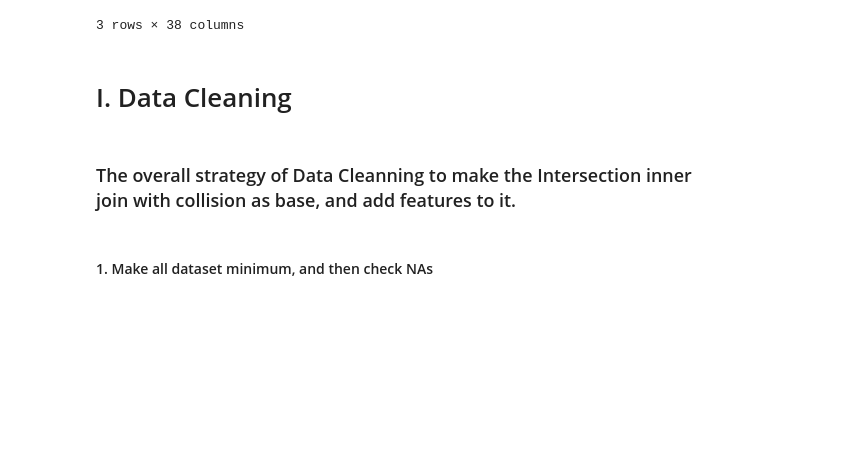
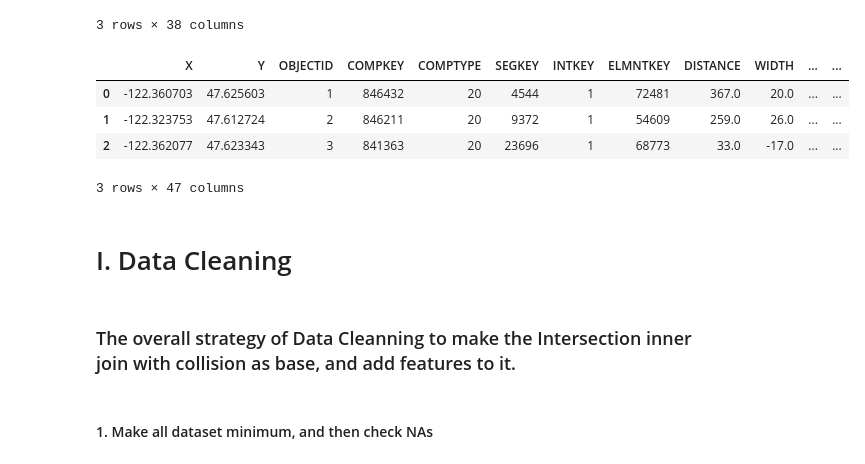
Before and after one commit to glaedr07/Collisions_Seattle, a Jupyter notebook: 570_cleaning.ipynb, the cells around one changed output. Saved outputs shown, nothing was run; the diff lists cells and outputs as text; code cells hidden in the pictures; blank space fills up the shorter version.

Commit message:
intersections_collision_streetlights_streets.csv done

```diff
--- a/570_cleaning.ipynb
+++ b/570_cleaning.ipynb
@@ -6,6 +6,7 @@ intersections_raw = pd.read_csv('data/Intersections.csv')
 traffic_signals_raw = pd.read_csv('data/Traffic_Signals.csv')
 poles_raw = pd.read_csv('data/Seattle_City_Light_Poles.csv')
 streets_raw = pd.read_csv('data/Seattle_Streets.csv')
+signs_raw = pd.read_csv('data/Street_Signs.csv', low_memory=False)
 # %%
 collisions_raw.head(3)
 # %% [output]
@@ -44,6 +45,14 @@ streets_raw.head(3)
 | 1 | 2 | 2.0 | 1009 | 10.0 | 150.0 | 100150.0 | 1ST AVE BETWEEN PIKE ST AND PINE ST | 1ST AVE | PIKE ST | PINE ST | ... |
 | 2 | 3 | 0.0 | 1032 | 15.0 | 80.0 | 150080.0 | 1ST AVE N BETWEEN VALLEY UPPER ST... | 1ST AVE N | VALLEY UPPER ST | ALOHA ST | ... |
 3 rows × 38 columns
+# %%
+signs_raw.head(3)
+# %% [output]
+|  | X | Y | OBJECTID | COMPKEY | COMPTYPE | SEGKEY | INTKEY | ELMNTKEY | DISTANCE | WIDTH | ... | ... |
+| 0 | -122.360703 | 47.625603 | 1 | 846432 | 20 | 4544 | 1 | 72481 | 367.0 | 20.0 | ... | ... |
+| 1 | -122.323753 | 47.612724 | 2 | 846211 | 20 | 9372 | 1 | 54609 | 259.0 | 26.0 | ... | ... |
+| 2 | -122.362077 | 47.623343 | 3 | 841363 | 20 | 23696 | 1 | 68773 | 33.0 | -17.0 | ... | ... |
+3 rows × 47 columns
 # %% [markdown]
 # I. Data Cleaning
 # %% [markdown]
```
Also changed, not shown: parts of 3 cells of this notebook, 4 other files.
